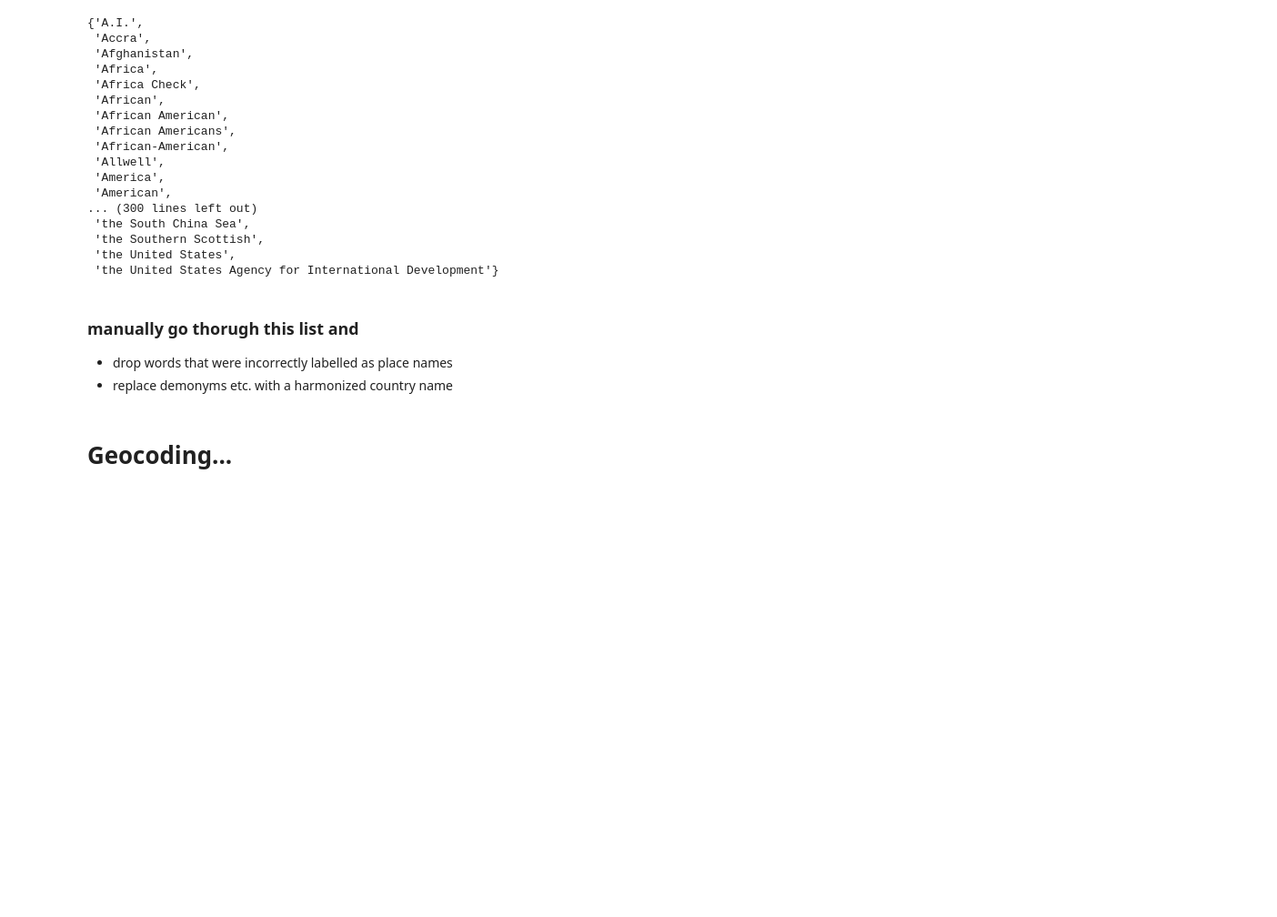
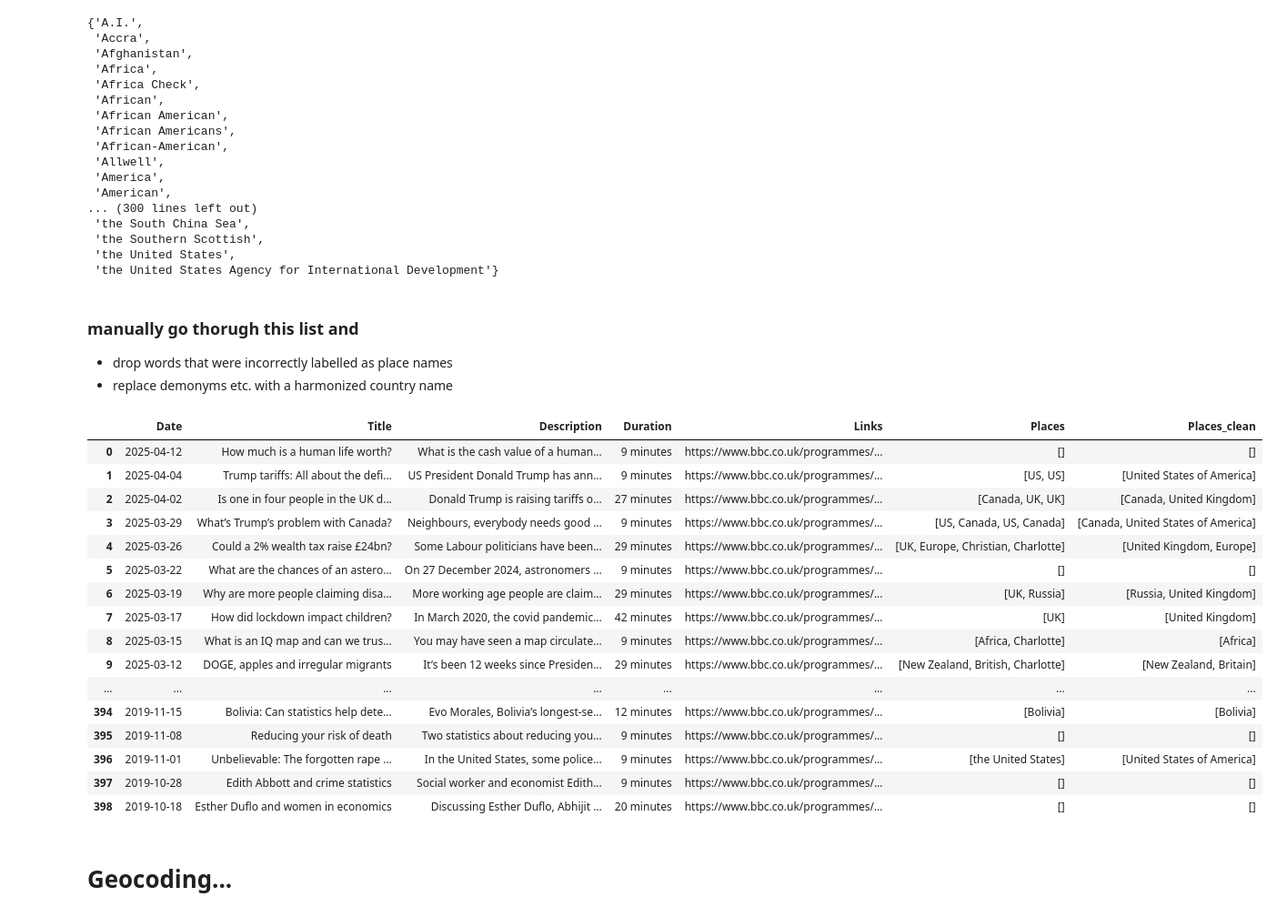
Before and after one commit to nicolas-froehlich/moreorless, a Jupyter notebook: MoreOrLess.ipynb, the cells around one changed output. Shown at 91% size. Saved outputs shown, nothing was run; the diff lists cells and outputs as text; code cells hidden in the pictures; blank space fills up the shorter version.

```diff
--- a/MoreOrLess.ipynb
+++ b/MoreOrLess.ipynb
@@ -238,4 +297,24 @@ def clean_places(place_list):
 
 # Apply to DataFrame
 result_df['Places_clean'] = result_df['Places'].apply(clean_places)
+# %%
+result_df
+# %% [output]
+|  | Date | Title | Description | Duration | Links | Places | Places_clean |
+| 0 | 2025-04-12 | How much is a human life worth? | What is the cash value of a human... | 9 minutes | https://www.bbc.co.uk/programmes/... | [] | [] |
+| 1 | 2025-04-04 | Trump tariffs: All about the defi... | US President Donald Trump has ann... | 9 minutes | https://www.bbc.co.uk/programmes/... | [US, US] | [United States of America] |
+| 2 | 2025-04-02 | Is one in four people in the UK d... | Donald Trump is raising tariffs o... | 27 minutes | https://www.bbc.co.uk/programmes/... | [Canada, UK, UK] | [Canada, United Kingdom] |
+| 3 | 2025-03-29 | What’s Trump’s problem with Canada? | Neighbours, everybody needs good ... | 9 minutes | https://www.bbc.co.uk/programmes/... | [US, Canada, US, Canada] | [Canada, United States of America] |
+| 4 | 2025-03-26 | Could a 2% wealth tax raise £24bn? | Some Labour politicians have been... | 29 minutes | https://www.bbc.co.uk/programmes/... | [UK, Europe, Christian, Charlotte] | [United Kingdom, Europe] |
+| 5 | 2025-03-22 | What are the chances of an astero... | On 27 December 2024, astronomers ... | 9 minutes | https://www.bbc.co.uk/programmes/... | [] | [] |
+| 6 | 2025-03-19 | Why are more people claiming disa... | More working age people are claim... | 29 minutes | https://www.bbc.co.uk/programmes/... | [UK, Russia] | [Russia, United Kingdom] |
+| 7 | 2025-03-17 | How did lockdown impact children? | In March 2020, the covid pandemic... | 42 minutes | https://www.bbc.co.uk/programmes/... | [UK] | [United Kingdom] |
+| 8 | 2025-03-15 | What is an IQ map and can we trus... | You may have seen a map circulate... | 9 minutes | https://www.bbc.co.uk/programmes/... | [Africa, Charlotte] | [Africa] |
+| 9 | 2025-03-12 | DOGE, apples and irregular migrants | It’s been 12 weeks since Presiden... | 29 minutes | https://www.bbc.co.uk/programmes/... | [New Zealand, British, Charlotte] | [New Zealand, Britain] |
+| ... | ... | ... | ... | ... | ... | ... | ... |
+| 394 | 2019-11-15 | Bolivia: Can statistics help dete... | Evo Morales, Bolivia’s longest-se... | 12 minutes | https://www.bbc.co.uk/programmes/... | [Bolivia] | [Bolivia] |
+| 395 | 2019-11-08 | Reducing your risk of death | Two statistics about reducing you... | 9 minutes | https://www.bbc.co.uk/programmes/... | [] | [] |
+| 396 | 2019-11-01 | Unbelievable: The forgotten rape ... | In the United States, some police... | 9 minutes | https://www.bbc.co.uk/programmes/... | [the United States] | [United States of America] |
+| 397 | 2019-10-28 | Edith Abbott and crime statistics | Social worker and economist Edith... | 9 minutes | https://www.bbc.co.uk/programmes/... | [] | [] |
+| 398 | 2019-10-18 | Esther Duflo and women in economics | Discussing Esther Duflo, Abhijit ... | 20 minutes | https://www.bbc.co.uk/programmes/... | [] | [] |
 # %%
```
Also changed, not shown: parts of 24 cells of this notebook.
